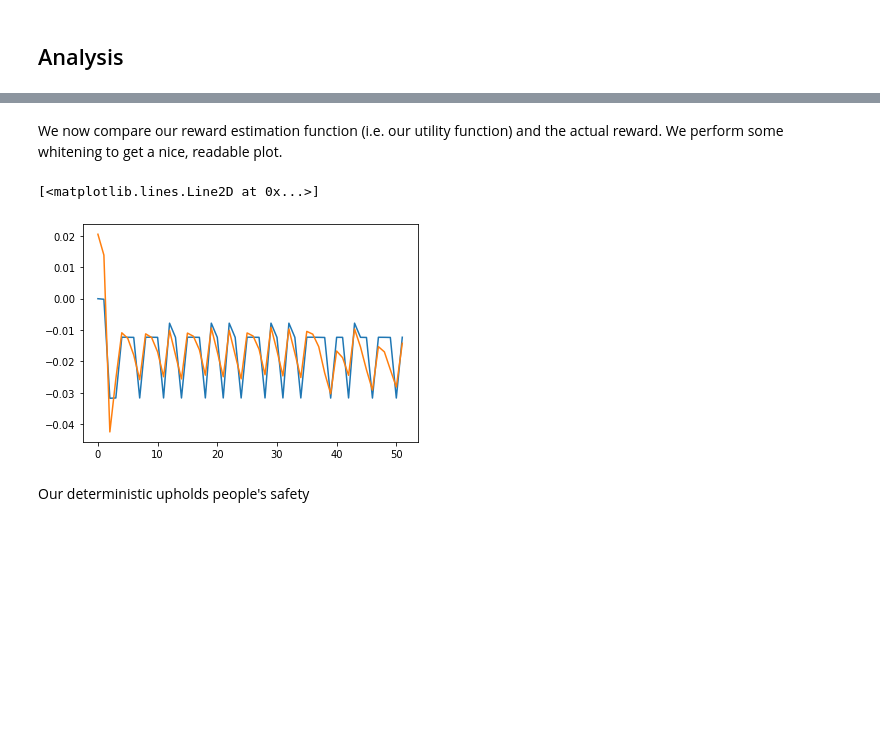
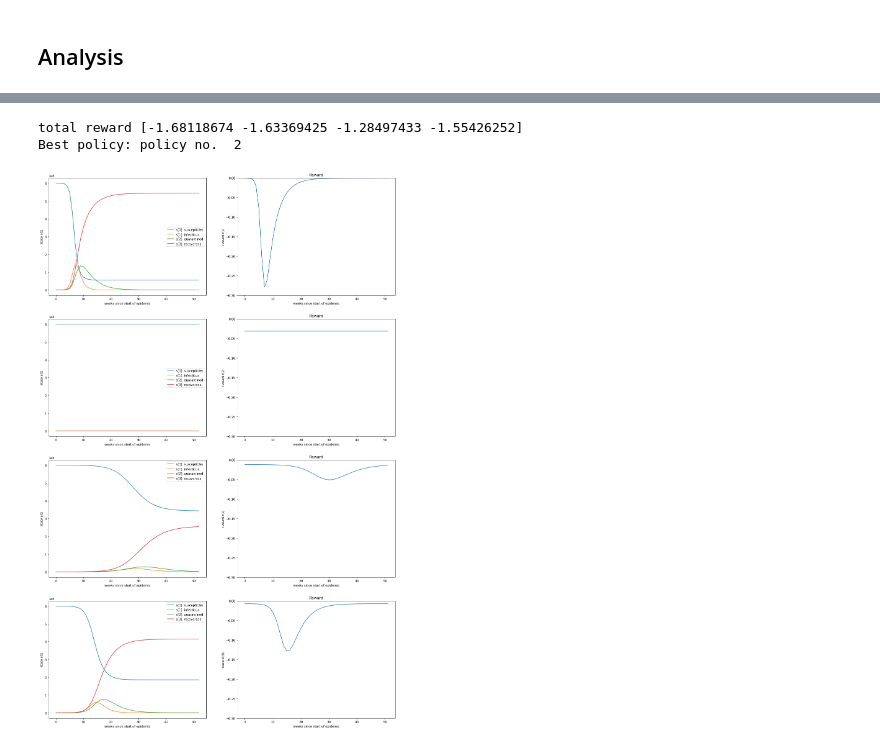
Before and after one commit to erolm-a/ai-coursework-2020, a Jupyter notebook: notebooks/run_deterministic.ipynb, the cells around one changed output, grey strips where cells are left out. Cells and saved outputs as stored; diff of their text form; code cells hidden in the pictures; blank space fills up the shorter version.

Commit message:
Readded old deterministic plot, distinct with (pseudo-optimal) greedy plot

```diff
--- a/notebooks/run_deterministic.ipynb
+++ b/notebooks/run_deterministic.ipynb
@@ -204,15 +70,33 @@ total reward -0.880025404543352
-# %% [markdown]
-We now compare our reward estimation function (i.e. our utility function) and the actual reward. We perform some whitening to get a nice, readable plot.
-# %%
-expected_reward_extended = [0] + expected_reward
-
-normalized_expected_reward = (expected_reward_extended - np.mean(expected_reward_extended)) / \
-                                np.std(expected_reward_extended) * np.std(rewards) + np.mean(rewards)
-
-plt.plot(rewards)
-plt.plot([0] + normalized_expected_reward )
-# %% [output]
-[<matplotlib.lines.Line2D at 0x...>]
-[figure, removed]
-# %% [markdown]
-Our deterministic upholds people's safety
+# %%
+fig, axes = plt.subplots(4, 2, figsize=(20, 32))
+labels = ['s[0]: susceptibles', 's[1]: infectious', 's[2]: quarantined', 's[3]: recovereds']
+
+# Disclaimer: it is not guaranteed that the various actions will solve the pandemic problem within the same
+# number of moves. Thus, we should assume the states array to be a ragged matrix.
+for action in range(env.action_space.n):
+    # The first state is always
+    action_states = np.array(states[action])
+    action_rewards = np.array(rewards[action])
+    main_plot, reward_plot = axes[action]
+
+    for i in range(4):
+        main_plot.plot(action_states[:,i], label=labels[i]);
+
+    main_plot.set_xlabel('weeks since start of epidemic')
+    main_plot.set_ylabel('State s(t)')
+    main_plot.legend()
+    reward_plot.plot(action_rewards);
+    reward_plot.set_title('Reward')
+    reward_plot.set_xlabel('weeks since start of epidemic')
+    reward_plot.set_ylabel('reward r(t)')
+    # limit the reward plot ylimit, otherwise John Williamson will be very unhappy
+    reward_plot.set_ylim((-0.30, 0))
+
+discount_polynomials = np.array([discount ** i for i in range(len(states[0]))])
+
+print('total reward',
+print("Best policy: policy no. ", np.argmax(np.sum(rewards, axis=1)))
+# %% [output]
+total reward [-1.68118674 -1.63369425 -1.28497433 -1.55426252]
+Best policy: policy no.  2
+[figure, added]
```
Also changed, not shown: parts of 9 cells of this notebook, 1 other file.
